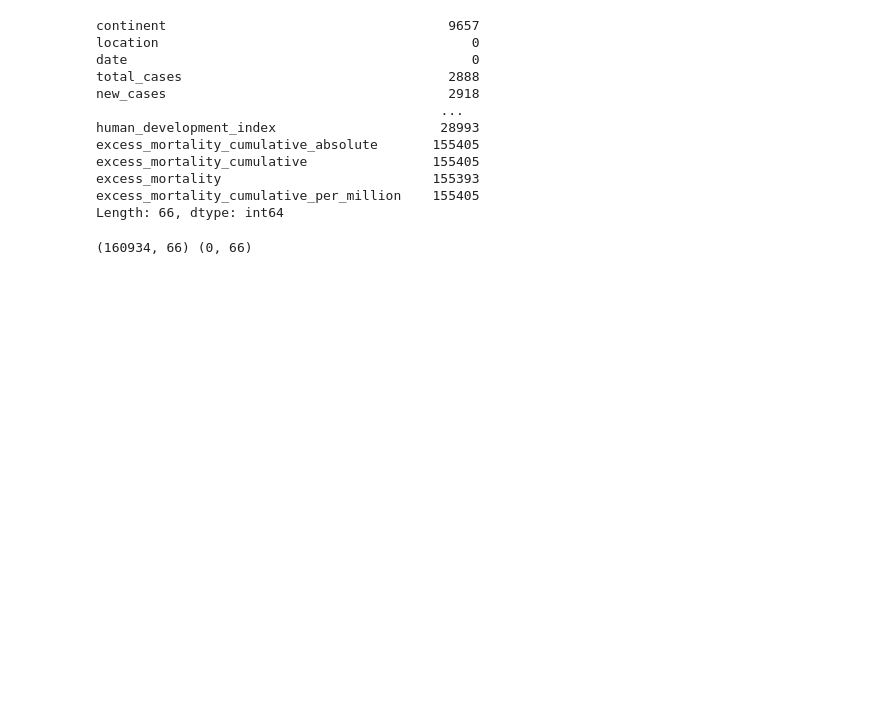
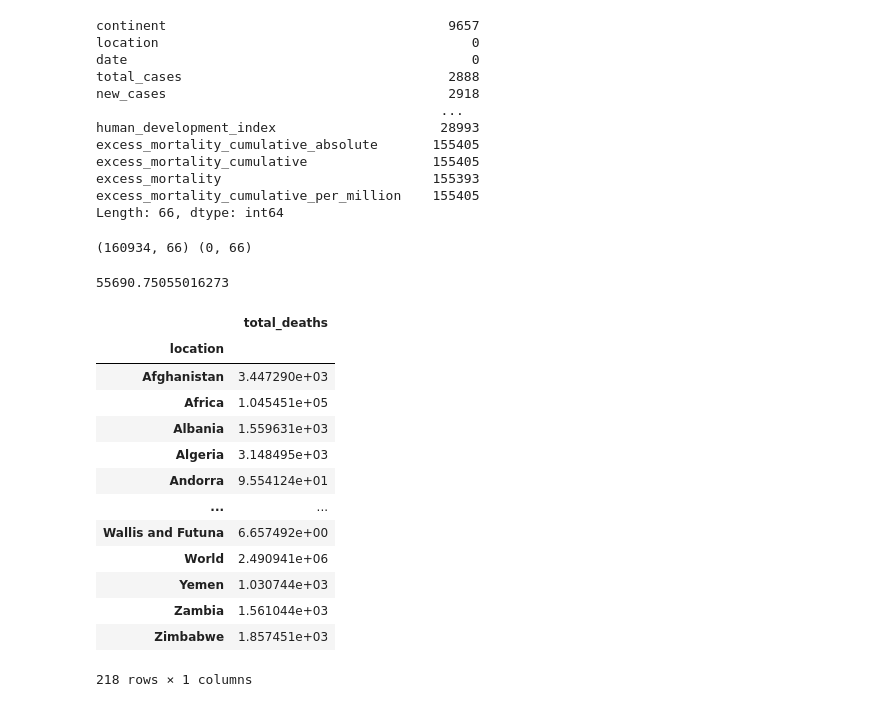
Before and after one commit to Alant84/UCDPractice, a Jupyter notebook: CovidAssignementCleaned.ipynb, the cells around one changed output. Drawn from its saved outputs; the diff is of its cells as text; code cells hidden in the pictures; blank space fills up the shorter version.

```diff
--- a/CovidAssignementCleaned.ipynb
+++ b/CovidAssignementCleaned.ipynb
@@ -106,3 +106,28 @@ droprows= brics.dropna()
 print(brics.shape,droprows.shape)
 # %% [output]
 (160934, 66) (0, 66)
+# %%
+import pandas as pd
+brics = pd.read_csv("H:\Python\owid-covid-data.csv", index_col = 0)
+brics
+brics["total_deaths"].mean()
+# %% [output]
+55690.75055016273
+# %%
+import numpy as np
+brics.pivot_table(values="total_deaths", index="location")
+# %% [output]
+|  | total_deaths |
+| location |  |
+| Afghanistan | 3.447290e+03 |
+| Africa | 1.045451e+05 |
+| Albania | 1.559631e+03 |
+| Algeria | 3.148495e+03 |
+| Andorra | 9.554124e+01 |
+| ... | ... |
+| Wallis and Futuna | 6.657492e+00 |
+| World | 2.490941e+06 |
+| Yemen | 1.030744e+03 |
+| Zambia | 1.561044e+03 |
+| Zimbabwe | 1.857451e+03 |
+218 rows × 1 columns
```
